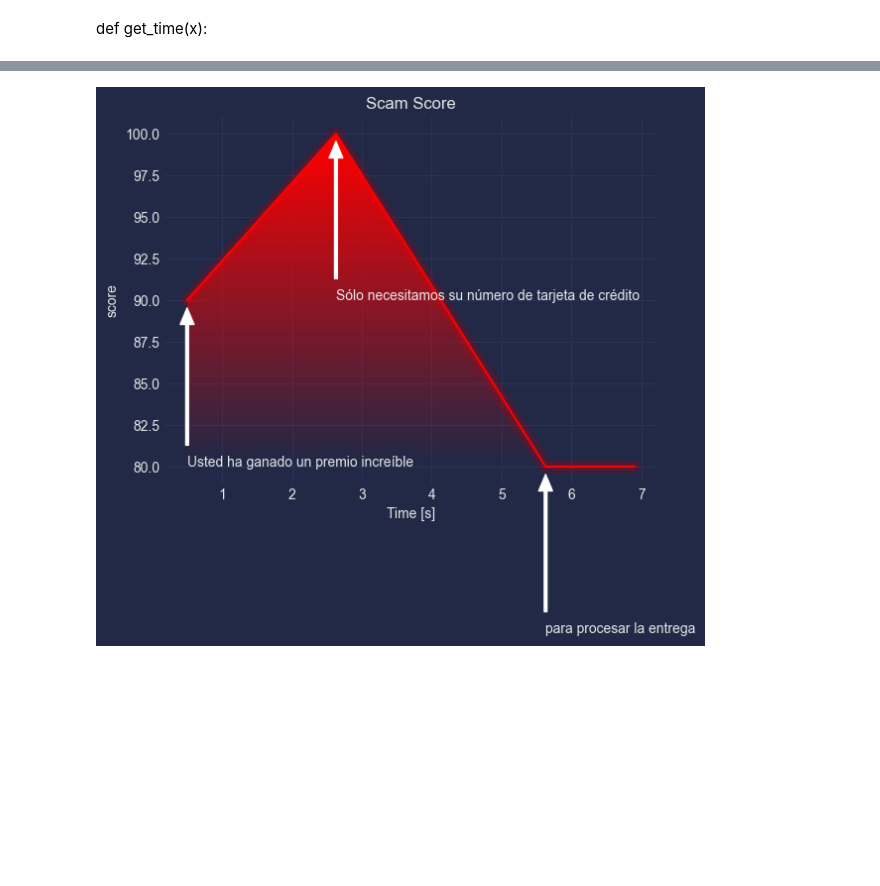
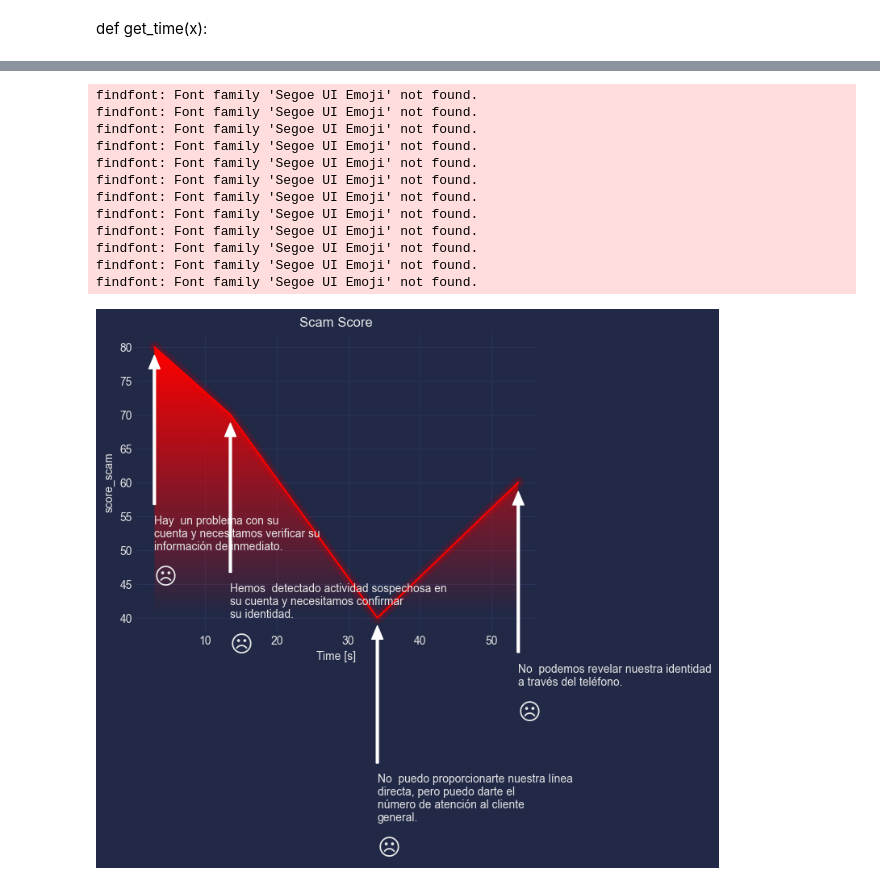
Before and after one commit to vmaya7/call_analyzer_generative_ai, a Jupyter notebook: audio.ipynb, the cells around one changed output, grey strips where cells are left out. Cells and saved outputs as stored; diff of their text form; code cells hidden in the pictures; blank space fills up the shorter version.

```diff
--- a/audio.ipynb
+++ b/audio.ipynb
@@ -207,0 +253,3 @@ phrases
+# %%
+
+phrases['emoji'] = phrases['sentimiento'].map(lambda x: '😃' if x == 'feliz' else '☹️' )
@@ -244,22 +284,0 @@ df_s0[df_s0.content == 'Hemos ']
-# %%
-phrases['start_time'] = None
-phrases['end_time'] = None
-for index_phrase, phase in enumerate(phrases.phrase):
-    print('---->', phase)
-    words = phase.split(' ')
-    first_word = words[0]
-    last_word = words[-1]
-
-    len_phrase = len(words)
-
-    temp_df = df_s0[df_s0.content == first_word]
-
-    print('---->', first_word, last_word )
-    print('-----------', df.loc[i, 'content'], df_s0.loc[i + len_phrase - 1 , 'content'])
-    for i in temp_df.index:
-        print('yes')
-        print('---->', df.loc[i, 'content'], df_s0.loc[i + len_phrase - 1 , 'content'])
-
-        if (df_s0.loc[i, 'content'].lower()== first_word.lower()) and (df_s0.loc[i + len_phrase - 1, 'content'].lower()== last_word.lower()):
-            phrases.loc[index_phrase, 'start_time'] = df_s0.loc[i, 'start_time']
-            phrases.loc[index_phrase, 'end_time'] = df_s0.loc[i + len_phrase - 1, 'end_time']
@@ -309,3 +294,3 @@ dtype: object
-# %%
-phrases['score'] = phrases['score'].astype(float)
-phrases['start_time'] = phrases['start_time'].astype(float)
+# %%
+for i in df_temp.phrase:
+    print(i)
@@ -312,17 +315,35 @@ phrases['start_time'] = phrases['start_time'].astype(float)
 # %%
 df_temp = phrases.copy()
 df_temp.loc[len(df_temp.index)] = df_temp.iloc[-1]
 df_temp.loc[len(df_temp.index) - 1, 'start_time'] = df_temp.loc[len(df_temp.index) - 1, 'end_time']
-plot = sns.lineplot(data=df_temp, x = 'start_time', y = 'score', color = 'r').set(title='Scam Score')
+plot = sns.lineplot(data=df_temp, x = 'start_time', y = 'score_scam', color = 'r').set(title='Scam Score')
 for i in phrases.index:
     x = float(phrases.loc[i, 'start_time'])
-    y = float(phrases.loc[i, 'score'])
-    text = phrases.loc[i, 'phrase']
-    _ = plt.annotate(text, xy=(x,y), xytext=(x, y - 10),
+    y = float(phrases.loc[i, 'score_scam'])
+    text = phrases.loc[i, 'emoji']
+    phrase = phrases.loc[i, 'phrase']
+
+    _ = plt.annotate(phrase, xy=(x,y), xytext=(x, y - 30),
              arrowprops=dict(facecolor='black', shrink=0.05, headwidth=10, width=2, color = 'white'))
+
+    _ = plt.annotate(text, xy=(x,y), xytext=(x, y - 35),
+             fontname='Segoe UI Emoji', # this is the param added
+        fontsize=20)
 plt.xlabel("Score")
 plt.xlabel("Time [s]")
 #plt.xlim(0,phrases.end_time.max())
 mplcyberpunk.add_glow_effects(gradient_fill=True)
 # %% [output]
+findfont: Font family 'Segoe UI Emoji' not found.
+findfont: Font family 'Segoe UI Emoji' not found.
+findfont: Font family 'Segoe UI Emoji' not found.
+findfont: Font family 'Segoe UI Emoji' not found.
+findfont: Font family 'Segoe UI Emoji' not found.
+findfont: Font family 'Segoe UI Emoji' not found.
+findfont: Font family 'Segoe UI Emoji' not found.
+findfont: Font family 'Segoe UI Emoji' not found.
+findfont: Font family 'Segoe UI Emoji' not found.
+findfont: Font family 'Segoe UI Emoji' not found.
+findfont: Font family 'Segoe UI Emoji' not found.
+findfont: Font family 'Segoe UI Emoji' not found.
-[figure, old version]
+[figure, new version]
```
Also changed, not shown: parts of 32 cells of this notebook.
